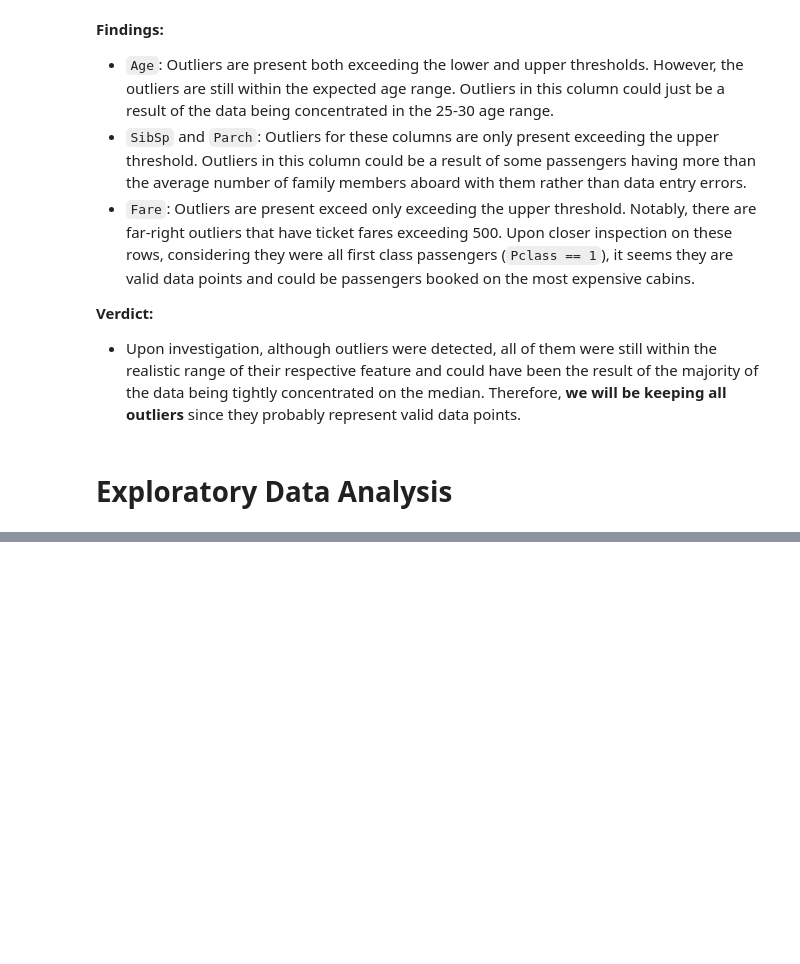
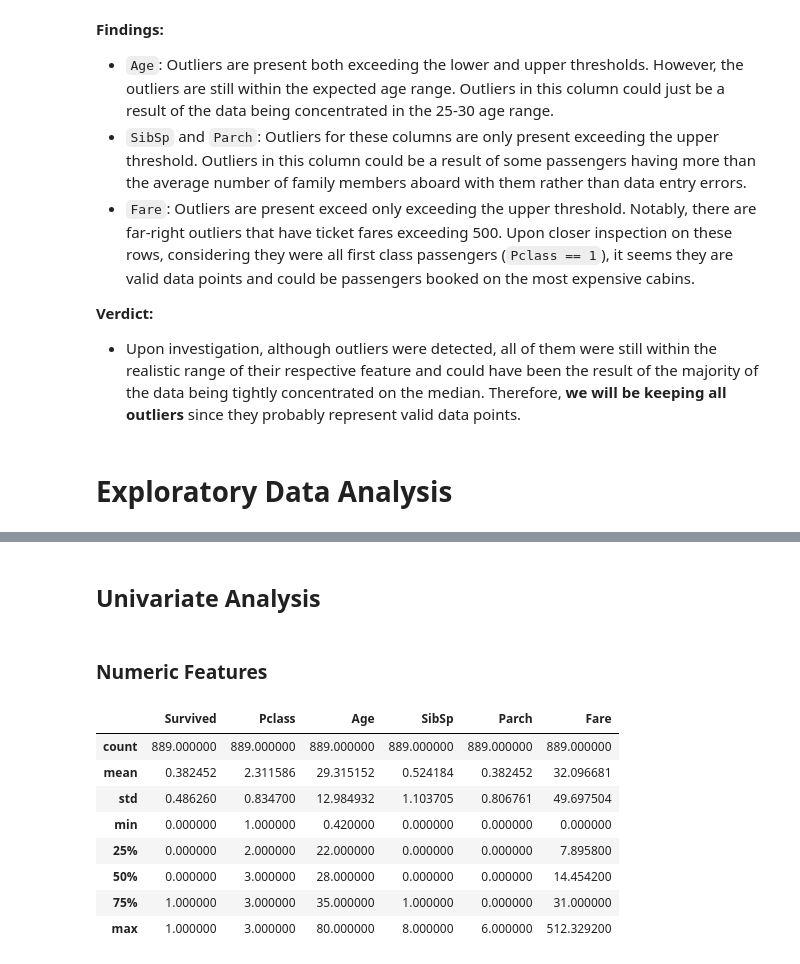
Before and after one commit to rimvelvet31/titanic-prediction, a Jupyter notebook: notebook.ipynb, the cells around one changed output, grey strips where cells are left out. Cells and saved outputs as stored; diff of their text form; code cells hidden in the pictures; blank space fills up the shorter version.

Commit message:
added univariate analysis

```diff
--- a/notebook.ipynb
+++ b/notebook.ipynb
@@ -310,0 +340,19 @@ train_data[train_data["Fare"] > 400]
+# %% [markdown]
+## Univariate Analysis
+# %% [markdown]
+### Numeric Features
+# %%
+num_cols = train_data_cleaned.select_dtypes(include=["int", "float"]).columns
+
+# Display summary statistics for numeric features
+train_data_cleaned[num_cols].describe()
+# %% [output]
+|  | Survived | Pclass | Age | SibSp | Parch | Fare |
+| count | 889.000000 | 889.000000 | 889.000000 | 889.000000 | 889.000000 | 889.000000 |
+| mean | 0.382452 | 2.311586 | 29.315152 | 0.524184 | 0.382452 | 32.096681 |
+| std | 0.486260 | 0.834700 | 12.984932 | 1.103705 | 0.806761 | 49.697504 |
+| min | 0.000000 | 1.000000 | 0.420000 | 0.000000 | 0.000000 | 0.000000 |
+| 25% | 0.000000 | 2.000000 | 22.000000 | 0.000000 | 0.000000 | 7.895800 |
+| 50% | 0.000000 | 3.000000 | 28.000000 | 0.000000 | 0.000000 | 14.454200 |
+| 75% | 1.000000 | 3.000000 | 35.000000 | 1.000000 | 0.000000 | 31.000000 |
+| max | 1.000000 | 3.000000 | 80.000000 | 8.000000 | 6.000000 | 512.329200 |
```
Also changed, not shown: parts of 12 cells of this notebook.
